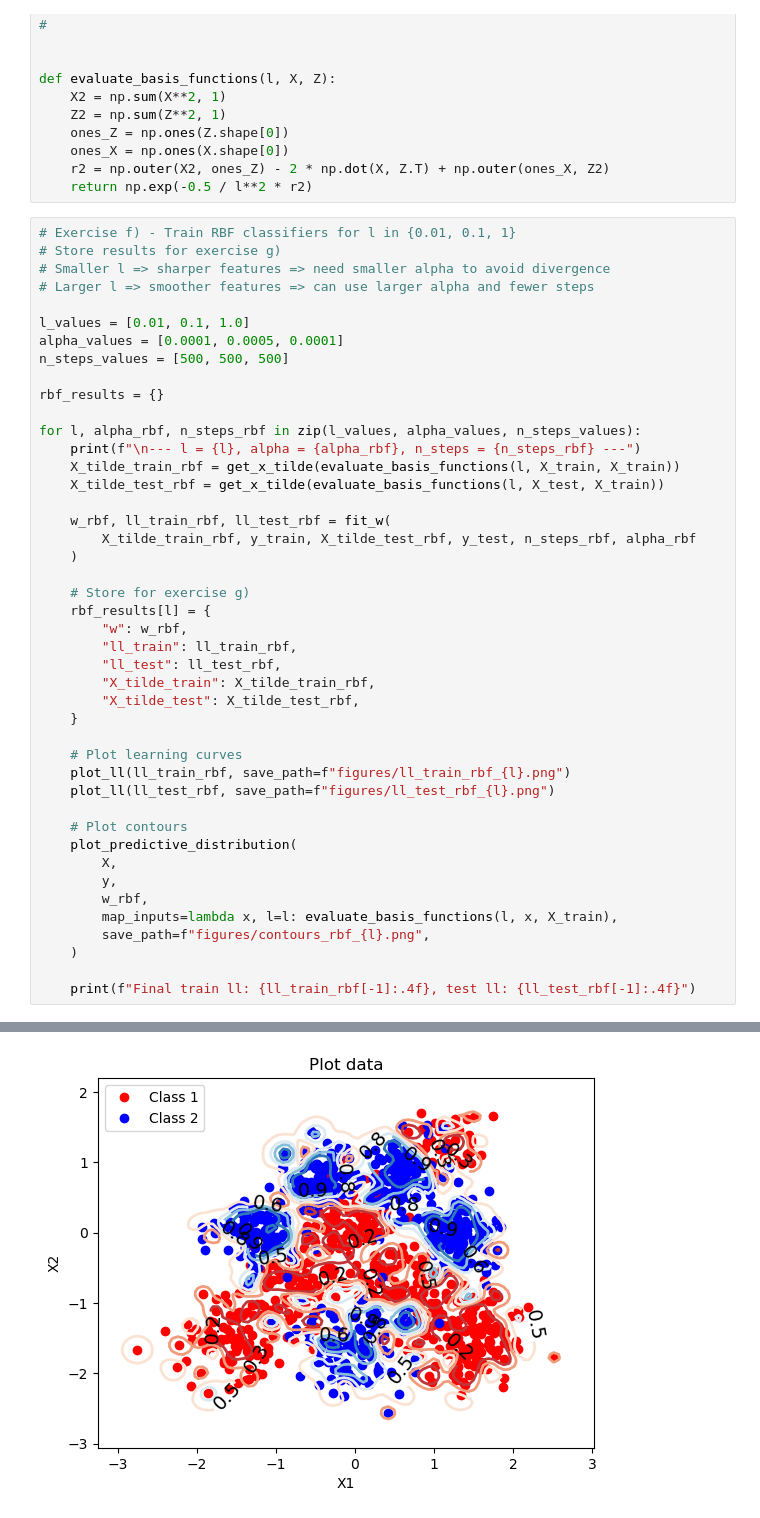
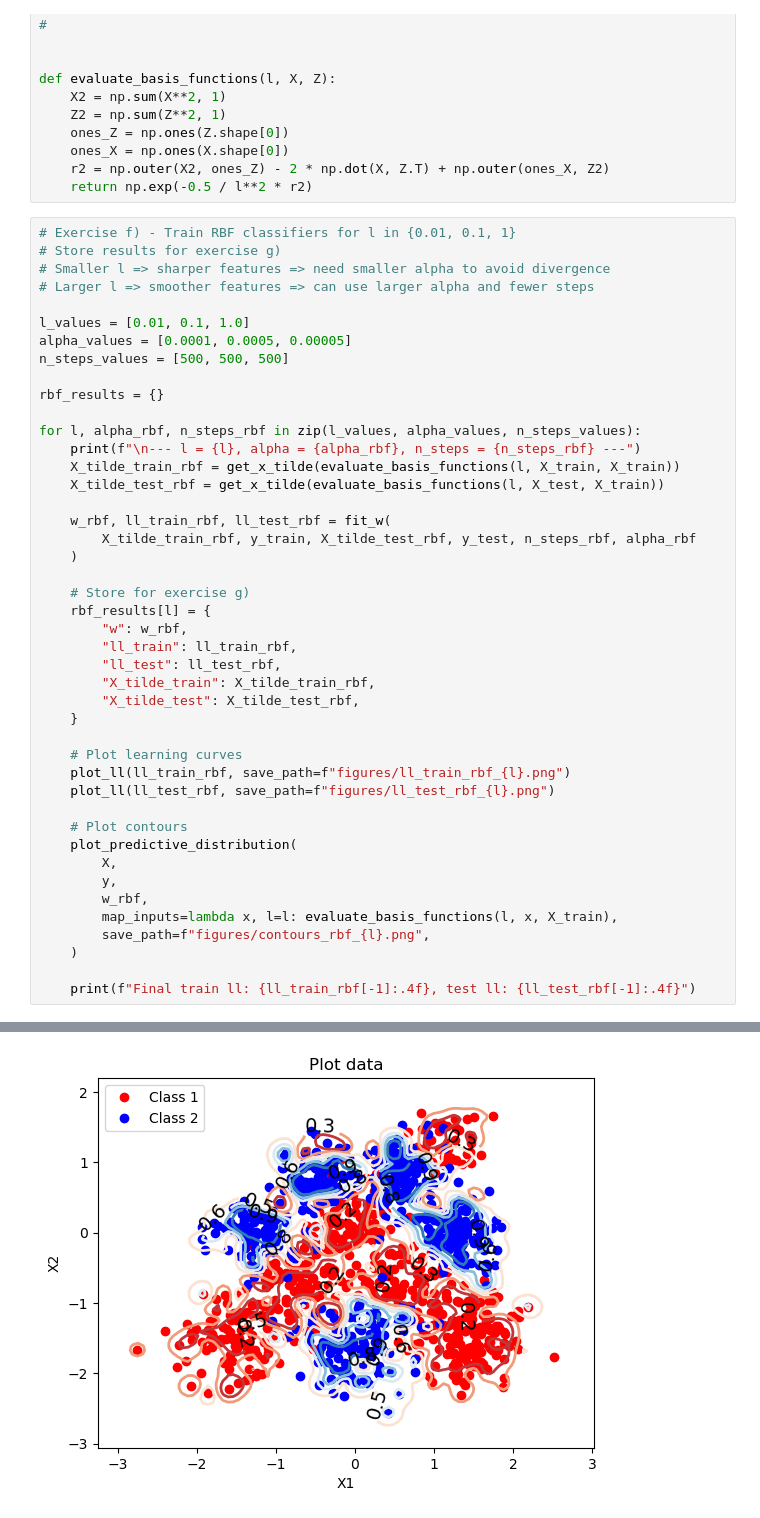
Before and after one commit to liuzihe02/iia, a Jupyter notebook: 3F8/coursework.ipynb, the cells around one changed output, grey strips where cells are left out. Saved outputs shown, nothing was run; the diff lists cells and outputs as text.

```diff
--- a/3F8/coursework.ipynb
+++ b/3F8/coursework.ipynb
@@ -318,7 +318,7 @@ def evaluate_basis_functions(l, X, Z):
 # Larger l => smoother features => can use larger alpha and fewer steps
 
 l_values = [0.01, 0.1, 1.0]
-alpha_values = [0.0001, 0.0005, 0.0001]
+alpha_values = [0.0001, 0.0005, 0.00005]
 n_steps_values = [500, 500, 500]
 
 rbf_results = {}
@@ -368 +368 @@ Final train ll: -0.8017, test ll: -0.7015
-[figure, old version]
+[figure, new version]
```
Also changed, not shown: parts of 4 cells of this notebook, 13 other files.
